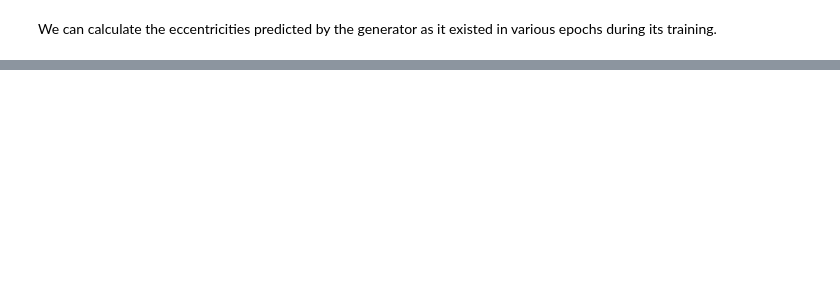
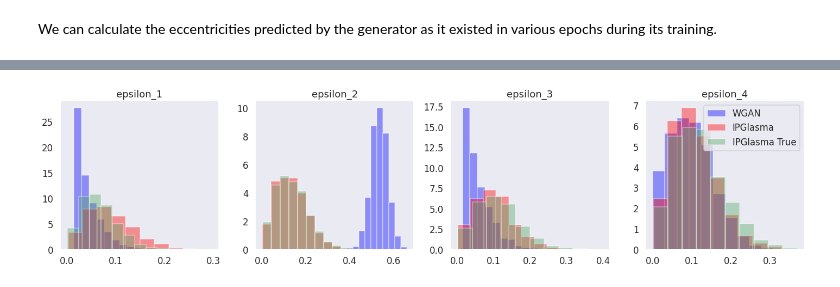
Before and after one commit to derekeverett/ml_optimize_hydro, a Jupyter notebook: predict_profiles/IPGANsma/Train_WGAN.ipynb, the cells around one changed output, grey strips where cells are left out. Cells and saved outputs as stored; diff of their text form; code cells hidden in the pictures; blank space fills up the shorter version.

```diff
--- a/predict_profiles/IPGANsma/Train_WGAN.ipynb
+++ b/predict_profiles/IPGANsma/Train_WGAN.ipynb
@@ -327,0 +352,30 @@ plt.show()
+# %%
+# a function to load the pre-calculated eccentricities from disk
+header_list = ['t', 'e1', 'psi1', 'e2', 'psi2', 'e3', 'psi3', 'e4', 'psi4', 'e5', 'psi5',
+              'e6', 'psi6', 'cutoff', 'sqrtAv', 'maxX', 'maxY', 'b', 'Tpp', 'something']
+def load_ipglasma_ecc(i, cent_str='0-10'):
+    """A function to read in a single ipglasma eccentrities from disk.
+    By default cent_str='0-10' loads training events from the 0-10% most
+    central events."""
+    df = pd.read_csv('training_profiles/PbPb'+cent_str+'/eccentricities'+str(i)+'.dat', header=None,
+                 sep=' ', names=header_list, index_col=None)
+    return df
+# %%
+df = load_ipglasma_ecc(1).iloc[[-1]]
+for i in range(2, n_samples+1):
+    df_new = load_ipglasma_ecc(i).iloc[[-1]]
+    df = df.append(df_new, ignore_index=True)
+# %%
+n_harmonic = 4
+fig, axes = plt.subplots(1, n_harmonic, figsize=(5*n_harmonic, 5))
+for n, ax in enumerate(axes.flatten()):
+    ax.hist(ecc_pred[:, n+1], alpha=0.4, color='blue', label='WGAN', density=True)
+    ax.hist(ecc_true[:, n+1], alpha=0.4, color='red', label='IPGlasma', density=True)
+    ax.hist(df['e'+str(n+1)], alpha=0.4, color='g', label='IPGlasma True', density=True)
+    ax.set_title('epsilon_'+str(n+1))
+
+plt.legend()
+plt.tight_layout(True)
+plt.show()
+# %% [output]
+[figure, added]
```
Also changed, not shown: parts of 13 cells of this notebook.
